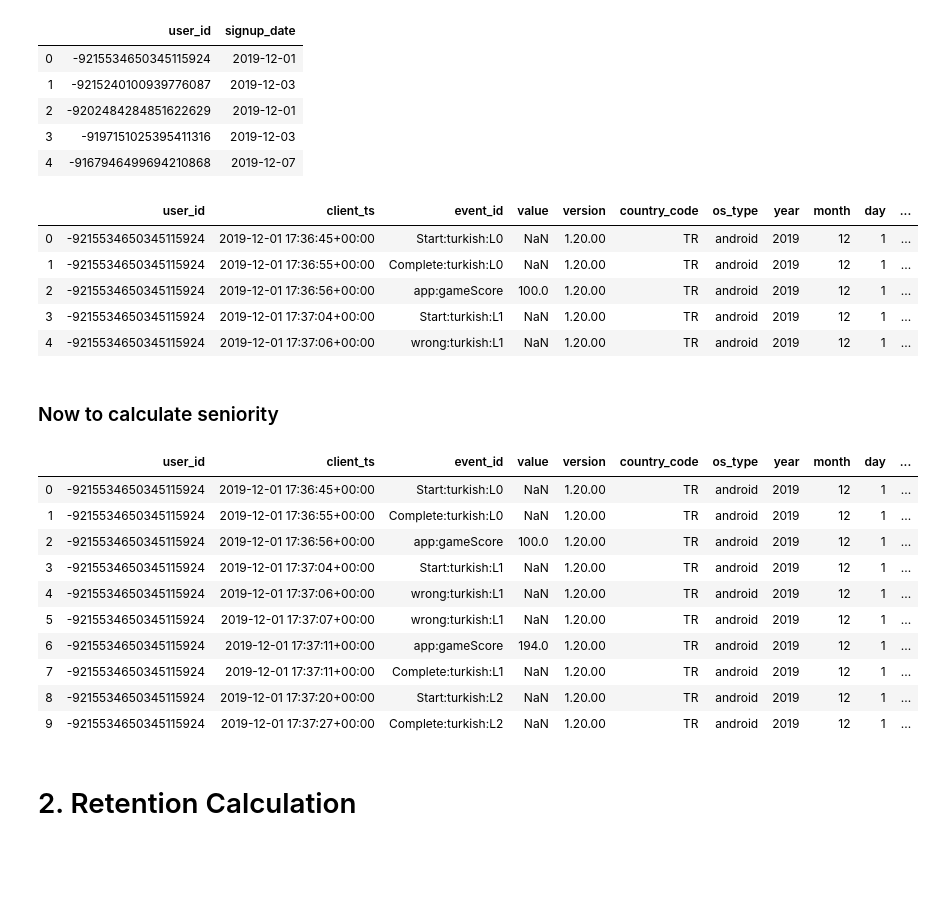
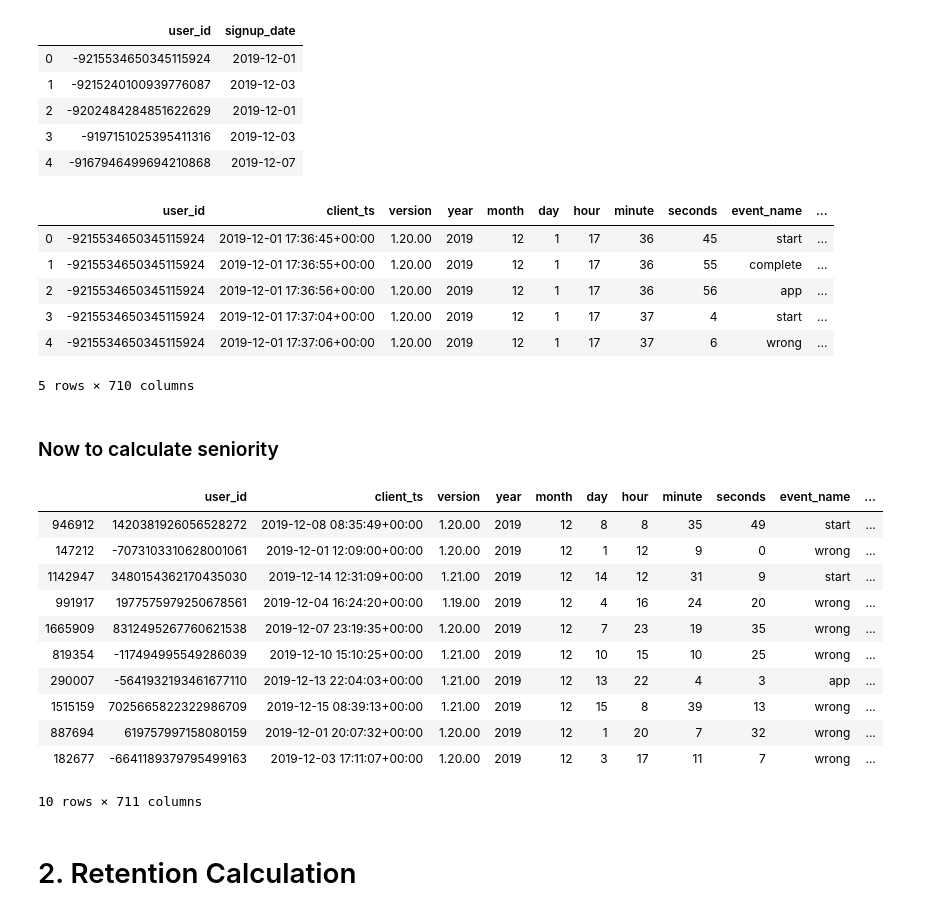
Before and after one commit to sodaliAyran/churn-prediction-mulakat, a Jupyter notebook: Report.ipynb, the cells around one changed output. Drawn from its saved outputs; the diff is of its cells as text; code cells hidden in the pictures; blank space fills up the shorter version.

```diff
--- a/Report.ipynb
+++ b/Report.ipynb
@@ -122,0 +128,4 @@ events.drop(columns=[""])
+# %%
+df_event = pd.concat([df_event, event_name_one_hot, level_one_hot], axis=1)
+# %%
+df_event.drop(columns=["value", "country_code", "os_type", "level_L-1", "description", "event_id"], inplace=True)
@@ -141,8 +160,8 @@ plt.show()
 # %% [markdown]
 ### Need to get sign up dates of users for retention
 # %%
-events["event_date"] = events.client_ts.dt.strftime("%Y-%m-%d")
-signup_dates = pd.DataFrame(events.groupby("user_id").event_date.min())
+df_event["event_date"] = df_event.client_ts.dt.strftime("%Y-%m-%d")
+signup_dates = pd.DataFrame(df_event.groupby("user_id").event_date.min())
 # %%
 signup_dates.reset_index(inplace=True)
 signup_dates.columns = ["user_id", "signup_date"]
@@ -155,35 +174,37 @@ signup_dates.head()
 | 3 | -9197151025395411316 | 2019-12-03 |
 | 4 | -9167946499694210868 | 2019-12-07 |
 # %%
-events = events.join(signup_dates.set_index("user_id"), on="user_id")
-events.head()
+df_event = df_event.join(signup_dates.set_index("user_id"), on="user_id")
+df_event.head()
 # %% [output]
-|  | user_id | client_ts | event_id | value | version | country_code | os_type | year | month | day | ... |
-| 0 | -9215534650345115924 | 2019-12-01 17:36:45+00:00 | Start:turkish:L0 | NaN | 1.20.00 | TR | android | 2019 | 12 | 1 | ... |
-| 1 | -9215534650345115924 | 2019-12-01 17:36:55+00:00 | Complete:turkish:L0 | NaN | 1.20.00 | TR | android | 2019 | 12 | 1 | ... |
-| 2 | -9215534650345115924 | 2019-12-01 17:36:56+00:00 | app:gameScore | 100.0 | 1.20.00 | TR | android | 2019 | 12 | 1 | ... |
-| 3 | -9215534650345115924 | 2019-12-01 17:37:04+00:00 | Start:turkish:L1 | NaN | 1.20.00 | TR | android | 2019 | 12 | 1 | ... |
-| 4 | -9215534650345115924 | 2019-12-01 17:37:06+00:00 | wrong:turkish:L1 | NaN | 1.20.00 | TR | android | 2019 | 12 | 1 | ... |
+|  | user_id | client_ts | version | year | month | day | hour | minute | seconds | event_name | ... |
+| 0 | -9215534650345115924 | 2019-12-01 17:36:45+00:00 | 1.20.00 | 2019 | 12 | 1 | 17 | 36 | 45 | start | ... |
+| 1 | -9215534650345115924 | 2019-12-01 17:36:55+00:00 | 1.20.00 | 2019 | 12 | 1 | 17 | 36 | 55 | complete | ... |
+| 2 | -9215534650345115924 | 2019-12-01 17:36:56+00:00 | 1.20.00 | 2019 | 12 | 1 | 17 | 36 | 56 | app | ... |
+| 3 | -9215534650345115924 | 2019-12-01 17:37:04+00:00 | 1.20.00 | 2019 | 12 | 1 | 17 | 37 | 4 | start | ... |
+| 4 | -9215534650345115924 | 2019-12-01 17:37:06+00:00 | 1.20.00 | 2019 | 12 | 1 | 17 | 37 | 6 | wrong | ... |
+5 rows × 710 columns
 # %% [markdown]
 ### Now to calculate seniority
 # %%
-events.event_date = pd.to_datetime(events.event_date)
-events.signup_date = pd.to_datetime(events.signup_date)
-events["seniority"] = (events.event_date - events.signup_date).dt.days + 1
+df_event.event_date = pd.to_datetime(df_event.event_date)
+df_event.signup_date = pd.to_datetime(df_event.signup_date)
+df_event["seniority"] = (df_event.event_date - df_event.signup_date).dt.days + 1
 
-events.head(10)
+df_event.sample(10)
 # %% [output]
-|  | user_id | client_ts | event_id | value | version | country_code | os_type | year | month | day | ... |
-| 0 | -9215534650345115924 | 2019-12-01 17:36:45+00:00 | Start:turkish:L0 | NaN | 1.20.00 | TR | android | 2019 | 12 | 1 | ... |
-| 1 | -9215534650345115924 | 2019-12-01 17:36:55+00:00 | Complete:turkish:L0 | NaN | 1.20.00 | TR | android | 2019 | 12 | 1 | ... |
-| 2 | -9215534650345115924 | 2019-12-01 17:36:56+00:00 | app:gameScore | 100.0 | 1.20.00 | TR | android | 2019 | 12 | 1 | ... |
-| 3 | -9215534650345115924 | 2019-12-01 17:37:04+00:00 | Start:turkish:L1 | NaN | 1.20.00 | TR | android | 2019 | 12 | 1 | ... |
-| 4 | -9215534650345115924 | 2019-12-01 17:37:06+00:00 | wrong:turkish:L1 | NaN | 1.20.00 | TR | android | 2019 | 12 | 1 | ... |
-| 5 | -9215534650345115924 | 2019-12-01 17:37:07+00:00 | wrong:turkish:L1 | NaN | 1.20.00 | TR | android | 2019 | 12 | 1 | ... |
-| 6 | -9215534650345115924 | 2019-12-01 17:37:11+00:00 | app:gameScore | 194.0 | 1.20.00 | TR | android | 2019 | 12 | 1 | ... |
-| 7 | -9215534650345115924 | 2019-12-01 17:37:11+00:00 | Complete:turkish:L1 | NaN | 1.20.00 | TR | android | 2019 | 12 | 1 | ... |
-| 8 | -9215534650345115924 | 2019-12-01 17:37:20+00:00 | Start:turkish:L2 | NaN | 1.20.00 | TR | android | 2019 | 12 | 1 | ... |
-| 9 | -9215534650345115924 | 2019-12-01 17:37:27+00:00 | Complete:turkish:L2 | NaN | 1.20.00 | TR | android | 2019 | 12 | 1 | ... |
+|  | user_id | client_ts | version | year | month | day | hour | minute | seconds | event_name | ... |
+| 946912 | 1420381926056528272 | 2019-12-08 08:35:49+00:00 | 1.20.00 | 2019 | 12 | 8 | 8 | 35 | 49 | start | ... |
+| 147212 | -7073103310628001061 | 2019-12-01 12:09:00+00:00 | 1.20.00 | 2019 | 12 | 1 | 12 | 9 | 0 | wrong | ... |
+| 1142947 | 3480154362170435030 | 2019-12-14 12:31:09+00:00 | 1.21.00 | 2019 | 12 | 14 | 12 | 31 | 9 | start | ... |
+| 991917 | 1977575979250678561 | 2019-12-04 16:24:20+00:00 | 1.19.00 | 2019 | 12 | 4 | 16 | 24 | 20 | wrong | ... |
+| 1665909 | 8312495267760621538 | 2019-12-07 23:19:35+00:00 | 1.20.00 | 2019 | 12 | 7 | 23 | 19 | 35 | wrong | ... |
+| 819354 | -117494995549286039 | 2019-12-10 15:10:25+00:00 | 1.21.00 | 2019 | 12 | 10 | 15 | 10 | 25 | wrong | ... |
+| 290007 | -5641932193461677110 | 2019-12-13 22:04:03+00:00 | 1.21.00 | 2019 | 12 | 13 | 22 | 4 | 3 | app | ... |
+| 1515159 | 7025665822322986709 | 2019-12-15 08:39:13+00:00 | 1.21.00 | 2019 | 12 | 15 | 8 | 39 | 13 | wrong | ... |
+| 887694 | 619757997158080159 | 2019-12-01 20:07:32+00:00 | 1.20.00 | 2019 | 12 | 1 | 20 | 7 | 32 | wrong | ... |
+| 182677 | -6641189379795499163 | 2019-12-03 17:11:07+00:00 | 1.20.00 | 2019 | 12 | 3 | 17 | 11 | 7 | wrong | ... |
+10 rows × 711 columns
 # %% [markdown]
 # 2. Retention Calculation
 # %%
```
Also changed, not shown: parts of 41 cells of this notebook.
